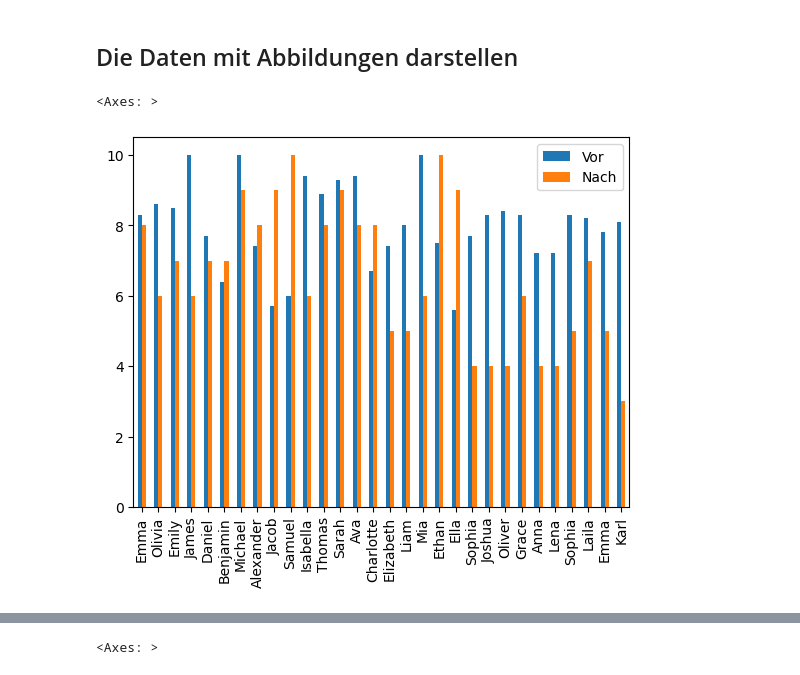
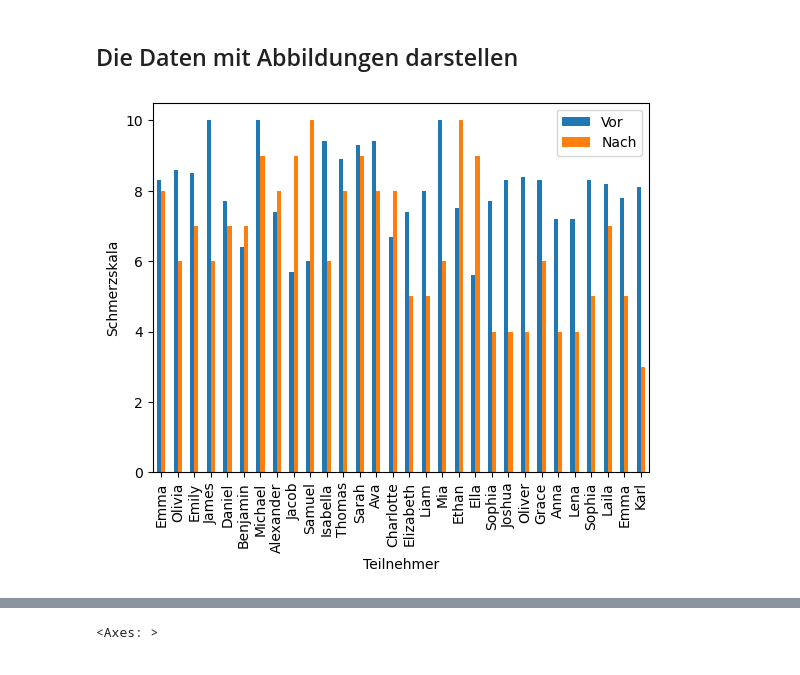
Before and after one commit to julianesiebourg/2023-11-Zukunftstag-2023, a Jupyter notebook: 2023-11-Zukunftstag-design.ipynb, the cells around one changed output, grey strips where cells are left out. Saved outputs shown, nothing was run; the diff lists cells and outputs as text; code cells hidden in the pictures.

```diff
--- a/2023-11-Zukunftstag-design.ipynb
+++ b/2023-11-Zukunftstag-design.ipynb
@@ -128,7 +128,9 @@ import matplotlib.style as style
 import matplotlib.pyplot as plt
 style.use("fast")
 # %%
-trial_data.plot.bar()
+ax = trial_data.plot.bar()
+plt.xlabel("Teilnehmer")
+plt.ylabel("Schmerzskala")
+plt.show()
 # %% [output]
-<Axes: >
-[figure, old version]
+[figure, new version]
```
Also changed, not shown: parts of 3 cells of this notebook.
